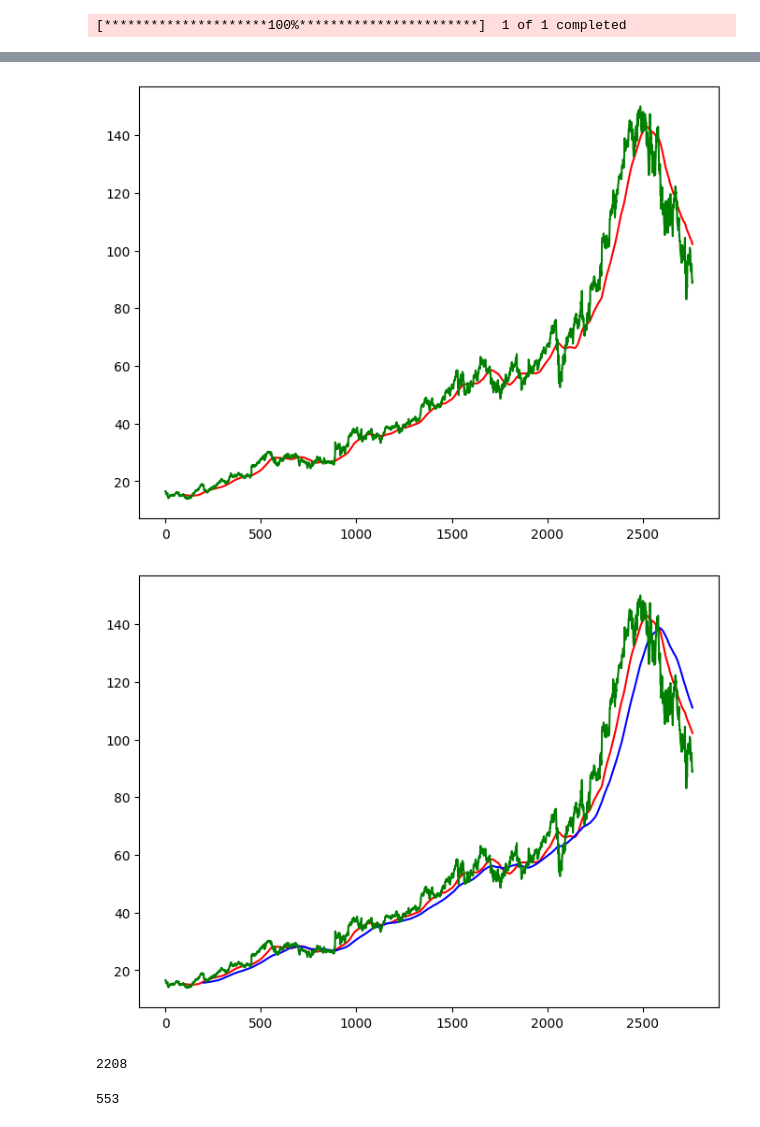
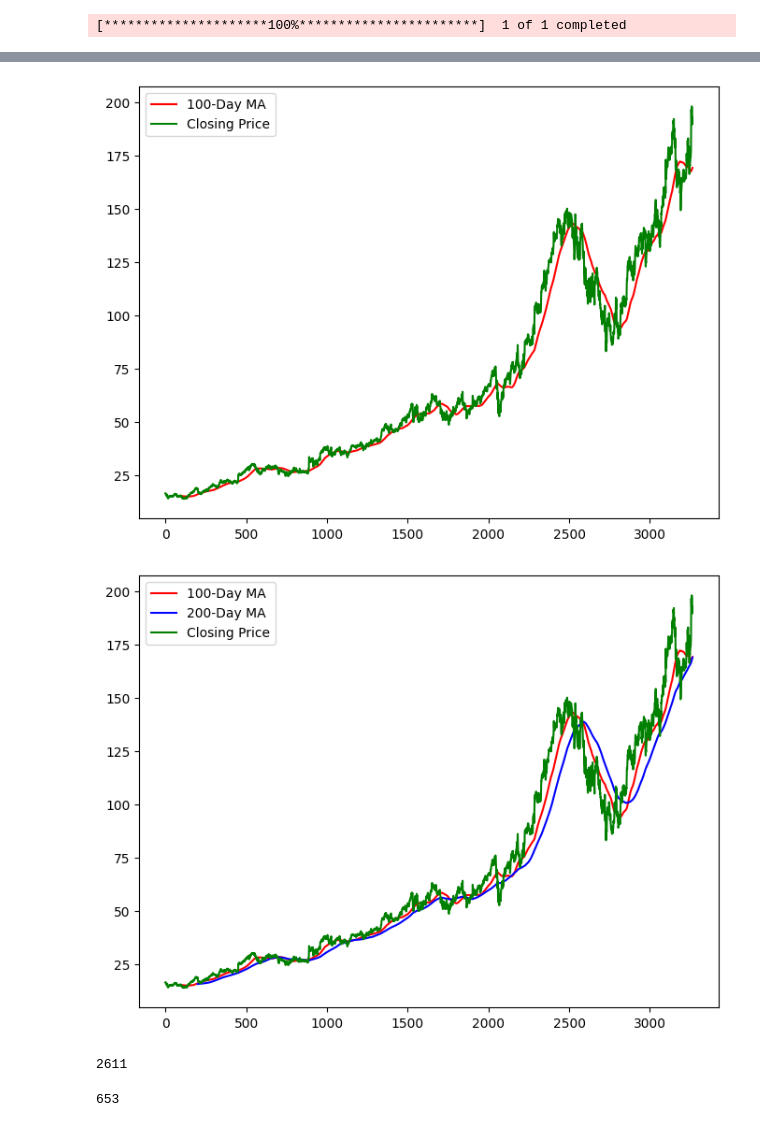
Before and after one commit to Nazihahaha/Stock-Price-Prediction, a Jupyter notebook: main.ipynb, the cells around one changed output, grey strips where cells are left out. Saved outputs shown, nothing was run; the diff lists cells and outputs as text; code cells hidden in the pictures.

Commit message:
data preprocessing and model creation

```diff
--- a/main.ipynb
+++ b/main.ipynb
@@ -4,9 +4,9 @@ import pandas as pd
 import matplotlib.pyplot as plt
 import yfinance as yf
 # %%
-start = '2012-01-01'
-end = '2022-12-21'
-stock = 'GOOG'
+start = '2012-01-01' #last 12 years data
+end = '2024-12-21'
+stock = 'GOOG' #stock data
 
 data = yf.download(stock, start, end)
 # %% [output]
@@ -36,18 +54,20 @@ ma_100_days = data.Close.rolling(100).mean()
 # %%
 plt.figure(figsize=(8,6))
-plt.plot(ma_100_days, 'r')
-plt.plot(data.Close, 'g')
+plt.plot(ma_100_days, 'r', label='100-Day MA') #(smoother trend).
+plt.plot(data.Close, 'g', label='Closing Price')
+plt.legend()
 plt.show()
 # %% [output]
-[figure, old version]
+[figure, new version]
 # %%
 ma_200_days = data.Close.rolling(200).mean()
 # %%
 plt.figure(figsize=(8,6))
-plt.plot(ma_100_days, 'r')
-plt.plot(ma_200_days,'b')
-plt.plot(data.Close,'g')
+plt.plot(ma_100_days, 'r', label='100-Day MA')
+plt.plot(ma_200_days,'b', label='200-Day MA')
+plt.plot(data.Close,'g', label='Closing Price')
+plt.legend()
 plt.show()
 # %% [output]
-[figure, old version]
+[figure, new version]
 # %%
@@ -58,11 +79,11 @@ data_test = pd.DataFrame(data.Close[int(len(data)*0.80): len(data)])
 # %%
 data_train.shape[0]
 # %% [output]
-2208
+2611
 # %%
 data_test.shape[0]
 # %% [output]
-553
+653
 # %%
 from sklearn.preprocessing import MinMaxScaler
 scaler = MinMaxScaler(feature_range=(0,1))
```
Also changed, not shown: parts of 12 cells of this notebook.
